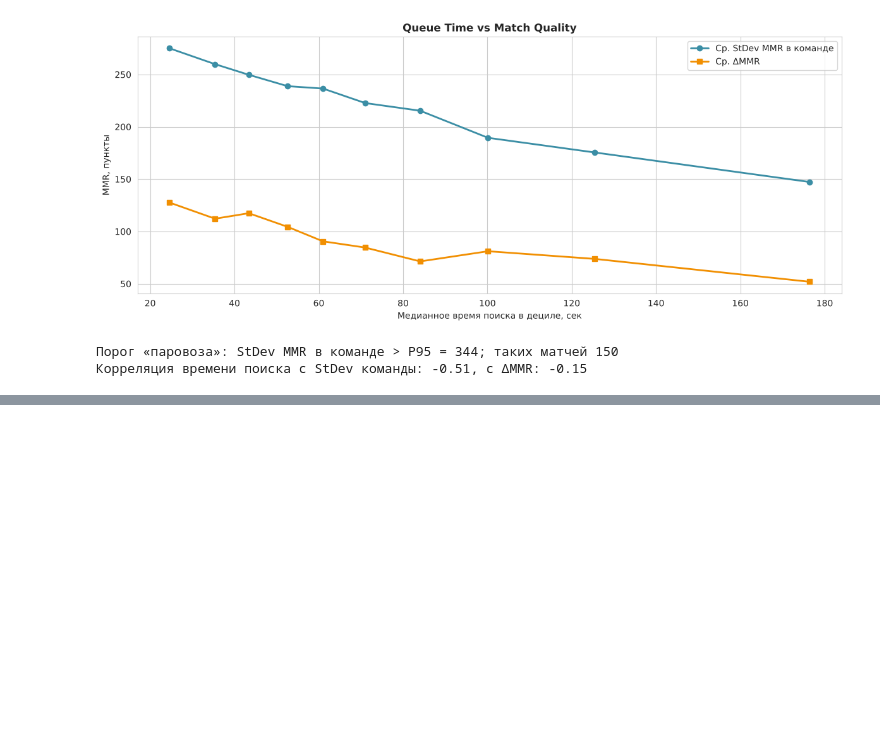
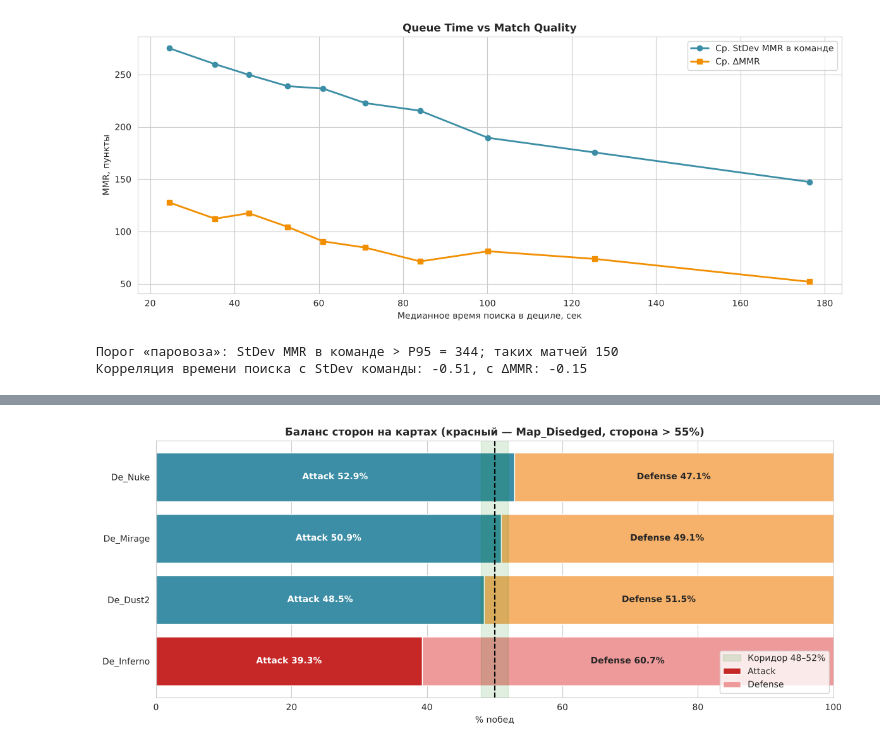
Before and after one commit to dan234tyu/game-analytics-lab4, a Jupyter notebook: notebooks/04_multiplayer_analytics.ipynb, the cells around one changed output, grey strips where cells are left out. Drawn from its saved outputs; the diff is of its cells as text; code cells hidden in the pictures; blank space fills up the shorter version.

Commit message:
feat: map side balance and non-mirror win rate

```diff
--- a/notebooks/04_multiplayer_analytics.ipynb
+++ b/notebooks/04_multiplayer_analytics.ipynb
@@ -198,0 +202,16 @@ print(f"Корреляция времени поиска с StDev команды
+# %%
+map_balance = (matches_df.groupby('map_id')['winning_team']
+               .value_counts(normalize=True).unstack() * 100)
+map_balance['matches'] = matches_df['map_id'].value_counts()
+map_balance['p_value'] = [binomtest(int(round(a / 100 * n)), int(n), 0.5).pvalue
+                          for a, n in zip(map_balance['Attack'], map_balance['matches'])]
+
+def map_status(row):
+    if max(row['Attack'], row['Defense']) > 55:
+        return 'Map_Disedged'
+    if 48 <= row['Attack'] <= 52:
+        return 'Balanced'
+    return 'Watch (вне 48–52%)'
+
+map_balance['status'] = map_balance.apply(map_status, axis=1)
+display(map_balance.round(3))
@@ -198,0 +225,17 @@ print(f"Корреляция времени поиска с StDev команды
+# %%
+mb = map_balance.sort_values('Attack')
+fig, ax = plt.subplots(figsize=(12, 5))
+att_colors = ['#C62828' if s == 'Map_Disedged' else '#3B8EA5' for s in mb['status']]
+def_colors = ['#EF9A9A' if s == 'Map_Disedged' else '#F6B26B' for s in mb['status']]
+ax.barh(mb.index, mb['Attack'], color=att_colors, label='Attack')
+ax.barh(mb.index, mb['Defense'], left=mb['Attack'], color=def_colors, label='Defense')
+for i, (a, d) in enumerate(zip(mb['Attack'], mb['Defense'])):
+    ax.text(a / 2, i, f'Attack {a:.1f}%', ha='center', va='center', color='white', fontweight='bold')
+    ax.text(a + d / 2, i, f'Defense {d:.1f}%', ha='center', va='center', fontweight='bold')
+ax.axvline(50, color='black', linestyle='--'); ax.axvspan(48, 52, color='green', alpha=0.12, label='Коридор 48–52%')
+ax.set_xlim(0, 100); ax.set_xlabel('% побед')
+ax.set_title('Баланс сторон на картах (красный — Map_Disedged, сторона > 55%)', fontweight='bold')
+ax.legend(loc='lower right')
+plt.tight_layout(); plt.savefig(f'{REPORTS}/map_balance.png', dpi=150); plt.show()
+# %% [output]
+[figure, added]
```
Also changed, not shown: parts of 4 cells of this notebook, 1 other file.
